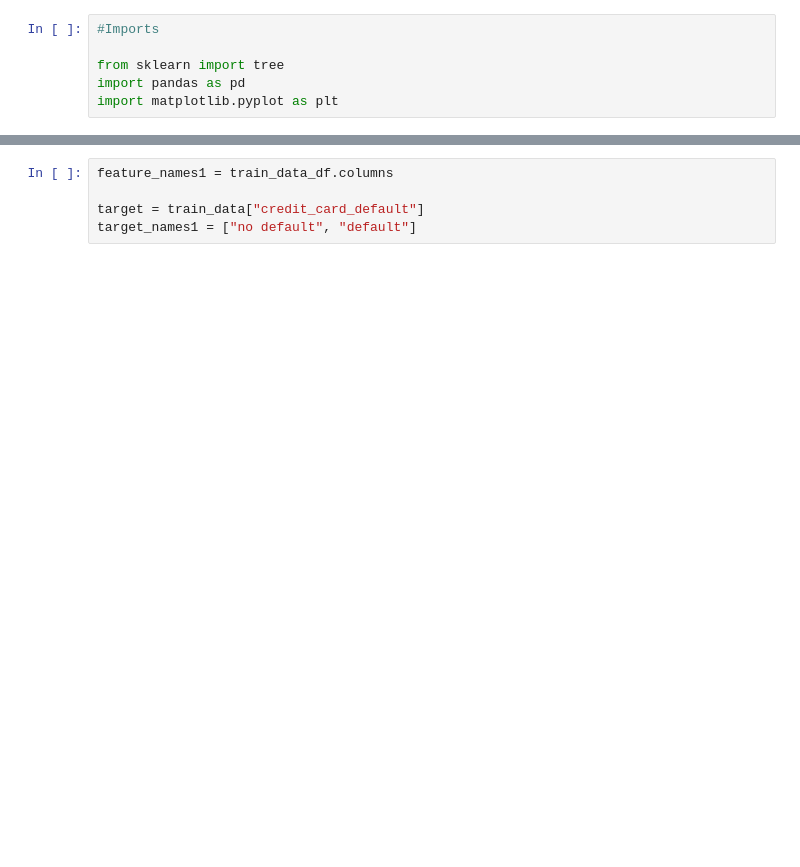
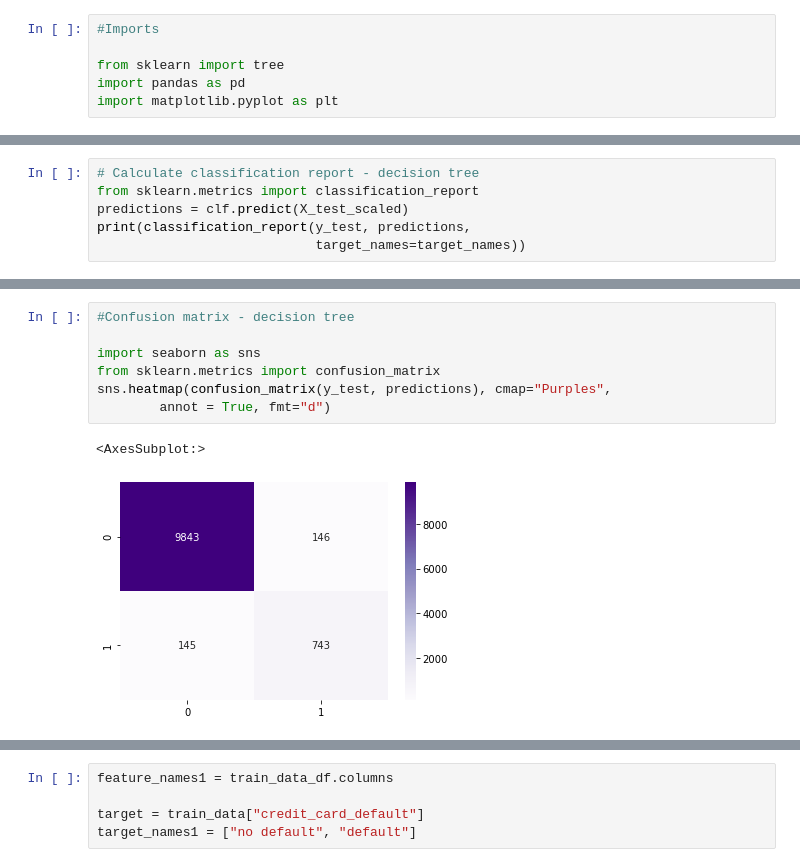
Before and after one commit to gjumaan/ml-project, a Jupyter notebook: decision_trees.ipynb, the cells around one changed output, grey strips where cells are left out. Drawn from its saved outputs; the diff is of its cells as text; blank space fills up the shorter version.

```diff
--- a/decision_trees.ipynb
+++ b/decision_trees.ipynb
@@ -44,0 +110,6 @@ clf.score(X_test_scaled, y_test)
+# %%
+# Calculate classification report - decision tree
+from sklearn.metrics import classification_report
+predictions = clf.predict(X_test_scaled)
+print(classification_report(y_test, predictions,
+                            target_names=target_names))
@@ -44,0 +125,10 @@ clf.score(X_test_scaled, y_test)
+# %%
+#Confusion matrix - decision tree
+
+import seaborn as sns
+from sklearn.metrics import confusion_matrix
+sns.heatmap(confusion_matrix(y_test, predictions), cmap="Purples",
+        annot = True, fmt="d")
+# %% [output]
+<AxesSubplot:>
+[figure, added]
```
Also changed, not shown: parts of 29 cells of this notebook, 5 other files.
